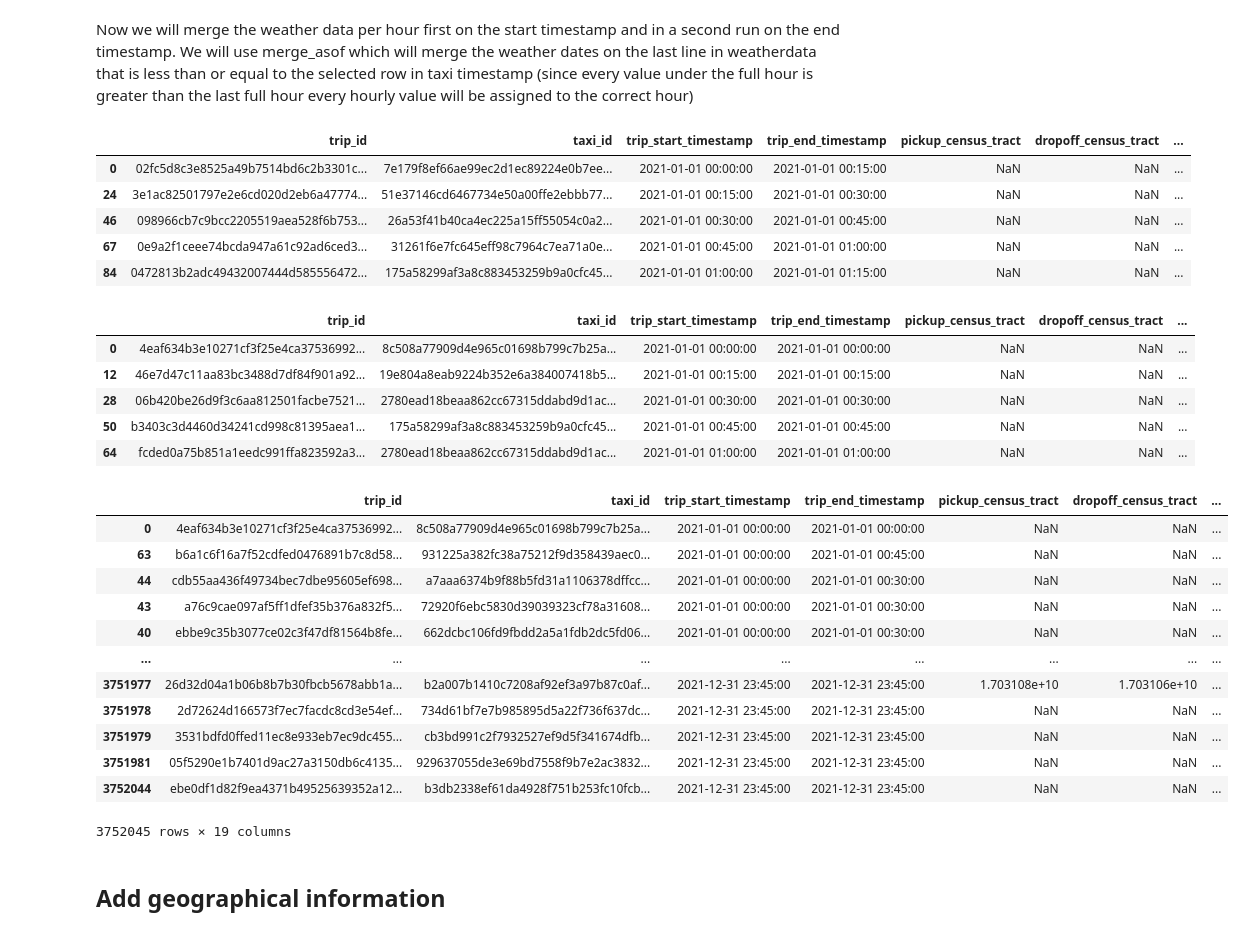
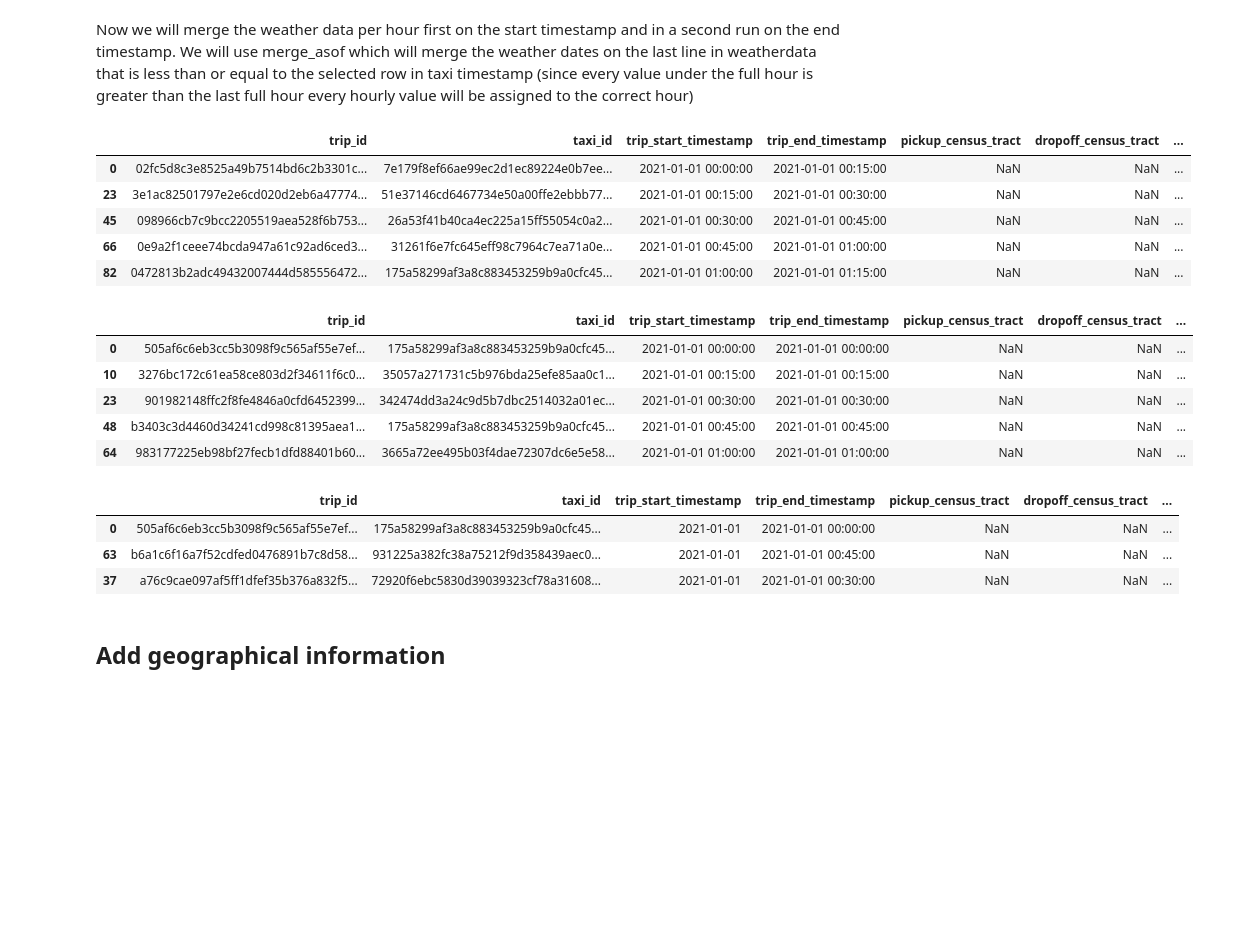
Before and after one commit to DominikH33/AAA-2023, a Jupyter notebook: 1_data_preperation.ipynb, the cells around one changed output. Cells and saved outputs as stored; diff of their text form; code cells hidden in the pictures; blank space fills up the shorter version.

```diff
--- a/1_data_preperation.ipynb
+++ b/1_data_preperation.ipynb
@@ -134,0 +146,4 @@ memory usage: 400.8+ MB
+# %%
+print("Procentage of outliers", (len(taxi[((taxi["trip_seconds"]>=(7200))|(taxi["trip_miles"]>=(31))|(taxi["trip_total"]>=(100)))])/len(taxi))*100, "%")
+taxi = taxi[~((taxi["trip_seconds"]>=(7200))|(taxi["trip_miles"]>=(31))|(taxi["trip_total"]>=(100)))]
+taxi.describe().apply(lambda s: s.apply('{0:.2f}'.format))
@@ -167,10 +193,10 @@ taxi.drop_duplicates(subset=["trip_start_timestamp"]).sort_values(by=["trip_star
 # %% [output]
 |  | trip_id | taxi_id | trip_start_timestamp | trip_end_timestamp | pickup_census_tract | dropoff_census_tract | ... |
 | 0 | 02fc5d8c3e8525a49b7514bd6c2b3301c... | 7e179f8ef66ae99ec2d1ec89224e0b7ee... | 2021-01-01 00:00:00 | 2021-01-01 00:15:00 | NaN | NaN | ... |
-| 24 | 3e1ac82501797e2e6cd020d2eb6a47774... | 51e37146cd6467734e50a00ffe2ebbb77... | 2021-01-01 00:15:00 | 2021-01-01 00:30:00 | NaN | NaN | ... |
-| 46 | 098966cb7c9bcc2205519aea528f6b753... | 26a53f41b40ca4ec225a15ff55054c0a2... | 2021-01-01 00:30:00 | 2021-01-01 00:45:00 | NaN | NaN | ... |
-| 67 | 0e9a2f1ceee74bcda947a61c92ad6ced3... | 31261f6e7fc645eff98c7964c7ea71a0e... | 2021-01-01 00:45:00 | 2021-01-01 01:00:00 | NaN | NaN | ... |
-| 84 | 0472813b2adc49432007444d585556472... | 175a58299af3a8c883453259b9a0cfc45... | 2021-01-01 01:00:00 | 2021-01-01 01:15:00 | NaN | NaN | ... |
+| 23 | 3e1ac82501797e2e6cd020d2eb6a47774... | 51e37146cd6467734e50a00ffe2ebbb77... | 2021-01-01 00:15:00 | 2021-01-01 00:30:00 | NaN | NaN | ... |
+| 45 | 098966cb7c9bcc2205519aea528f6b753... | 26a53f41b40ca4ec225a15ff55054c0a2... | 2021-01-01 00:30:00 | 2021-01-01 00:45:00 | NaN | NaN | ... |
+| 66 | 0e9a2f1ceee74bcda947a61c92ad6ced3... | 31261f6e7fc645eff98c7964c7ea71a0e... | 2021-01-01 00:45:00 | 2021-01-01 01:00:00 | NaN | NaN | ... |
+| 82 | 0472813b2adc49432007444d585556472... | 175a58299af3a8c883453259b9a0cfc45... | 2021-01-01 01:00:00 | 2021-01-01 01:15:00 | NaN | NaN | ... |
 # %%
 #drop unnecessary column, rename and resort
 taxi.drop(["date"], axis=1, inplace=True)
@@ -181,31 +207,22 @@ taxi = pd.merge_asof(taxi, weather_df, left_on=["trip_end_timestamp"], right_on=
 taxi.drop_duplicates(subset=["trip_start_timestamp"]).sort_values(by=["trip_start_timestamp"]).head(5)
 # %% [output]
 |  | trip_id | taxi_id | trip_start_timestamp | trip_end_timestamp | pickup_census_tract | dropoff_census_tract | ... |
-| 0 | 4eaf634b3e10271cf3f25e4ca37536992... | 8c508a77909d4e965c01698b799c7b25a... | 2021-01-01 00:00:00 | 2021-01-01 00:00:00 | NaN | NaN | ... |
-| 12 | 46e7d47c11aa83bc3488d7df84f901a92... | 19e804a8eab9224b352e6a384007418b5... | 2021-01-01 00:15:00 | 2021-01-01 00:15:00 | NaN | NaN | ... |
-| 28 | 06b420be26d9f3c6aa812501facbe7521... | 2780ead18beaa862cc67315ddabd9d1ac... | 2021-01-01 00:30:00 | 2021-01-01 00:30:00 | NaN | NaN | ... |
-| 50 | b3403c3d4460d34241cd998c81395aea1... | 175a58299af3a8c883453259b9a0cfc45... | 2021-01-01 00:45:00 | 2021-01-01 00:45:00 | NaN | NaN | ... |
-| 64 | fcded0a75b851a1eedc991ffa823592a3... | 2780ead18beaa862cc67315ddabd9d1ac... | 2021-01-01 01:00:00 | 2021-01-01 01:00:00 | NaN | NaN | ... |
+| 0 | 505af6c6eb3cc5b3098f9c565af55e7ef... | 175a58299af3a8c883453259b9a0cfc45... | 2021-01-01 00:00:00 | 2021-01-01 00:00:00 | NaN | NaN | ... |
+| 10 | 3276bc172c61ea58ce803d2f34611f6c0... | 35057a271731c5b976bda25efe85aa0c1... | 2021-01-01 00:15:00 | 2021-01-01 00:15:00 | NaN | NaN | ... |
+| 23 | 901982148ffc2f8fe4846a0cfd6452399... | 342474dd3a24c9d5b7dbc2514032a01ec... | 2021-01-01 00:30:00 | 2021-01-01 00:30:00 | NaN | NaN | ... |
+| 48 | b3403c3d4460d34241cd998c81395aea1... | 175a58299af3a8c883453259b9a0cfc45... | 2021-01-01 00:45:00 | 2021-01-01 00:45:00 | NaN | NaN | ... |
+| 64 | 983177225eb98bf27fecb1dfd88401b60... | 3665a72ee495b03f4dae72307dc6e5e58... | 2021-01-01 01:00:00 | 2021-01-01 01:00:00 | NaN | NaN | ... |
 # %%
 taxi.drop(["date"], axis=1, inplace=True)
 taxi.rename(columns={"temp_2m": "end_temp", "precip": "end_precip", "windspeed_50m": "end_windspeed"}, inplace=True)
 taxi.sort_values(by=["trip_start_timestamp"], inplace=True)
 # %%
-taxi
+taxi.head(3)
 # %% [output]
 |  | trip_id | taxi_id | trip_start_timestamp | trip_end_timestamp | pickup_census_tract | dropoff_census_tract | ... |
-| 0 | 4eaf634b3e10271cf3f25e4ca37536992... | 8c508a77909d4e965c01698b799c7b25a... | 2021-01-01 00:00:00 | 2021-01-01 00:00:00 | NaN | NaN | ... |
-| 63 | b6a1c6f16a7f52cdfed0476891b7c8d58... | 931225a382fc38a75212f9d358439aec0... | 2021-01-01 00:00:00 | 2021-01-01 00:45:00 | NaN | NaN | ... |
-| 44 | cdb55aa436f49734bec7dbe95605ef698... | a7aaa6374b9f88b5fd31a1106378dffcc... | 2021-01-01 00:00:00 | 2021-01-01 00:30:00 | NaN | NaN | ... |
-| 43 | a76c9cae097af5ff1dfef35b376a832f5... | 72920f6ebc5830d39039323cf78a31608... | 2021-01-01 00:00:00 | 2021-01-01 00:30:00 | NaN | NaN | ... |
-| 40 | ebbe9c35b3077ce02c3f47df81564b8fe... | 662dcbc106fd9fbdd2a5a1fdb2dc5fd06... | 2021-01-01 00:00:00 | 2021-01-01 00:30:00 | NaN | NaN | ... |
-| ... | ... | ... | ... | ... | ... | ... | ... |
-| 3751977 | 26d32d04a1b06b8b7b30fbcb5678abb1a... | b2a007b1410c7208af92ef3a97b87c0af... | 2021-12-31 23:45:00 | 2021-12-31 23:45:00 | 1.703108e+10 | 1.703106e+10 | ... |
-| 3751978 | 2d72624d166573f7ec7facdc8cd3e54ef... | 734d61bf7e7b985895d5a22f736f637dc... | 2021-12-31 23:45:00 | 2021-12-31 23:45:00 | NaN | NaN | ... |
-| 3751979 | 3531bdfd0ffed11ec8e933eb7ec9dc455... | cb3bd991c2f7932527ef9d5f341674dfb... | 2021-12-31 23:45:00 | 2021-12-31 23:45:00 | NaN | NaN | ... |
-| 3751981 | 05f5290e1b7401d9ac27a3150db6c4135... | 929637055de3e69bd7558f9b7e2ac3832... | 2021-12-31 23:45:00 | 2021-12-31 23:45:00 | NaN | NaN | ... |
-| 3752044 | ebe0df1d82f9ea4371b49525639352a12... | b3db2338ef61da4928f751b253fc10fcb... | 2021-12-31 23:45:00 | 2021-12-31 23:45:00 | NaN | NaN | ... |
+| 0 | 505af6c6eb3cc5b3098f9c565af55e7ef... | 175a58299af3a8c883453259b9a0cfc45... | 2021-01-01 | 2021-01-01 00:00:00 | NaN | NaN | ... |
+| 63 | b6a1c6f16a7f52cdfed0476891b7c8d58... | 931225a382fc38a75212f9d358439aec0... | 2021-01-01 | 2021-01-01 00:45:00 | NaN | NaN | ... |
+| 37 | a76c9cae097af5ff1dfef35b376a832f5... | 72920f6ebc5830d39039323cf78a31608... | 2021-01-01 | 2021-01-01 00:30:00 | NaN | NaN | ... |
-3752045 rows × 19 columns
 # %% [markdown]
 ## Add geographical information
 # %% [markdown]
```
Also changed, not shown: parts of 30 cells of this notebook.
